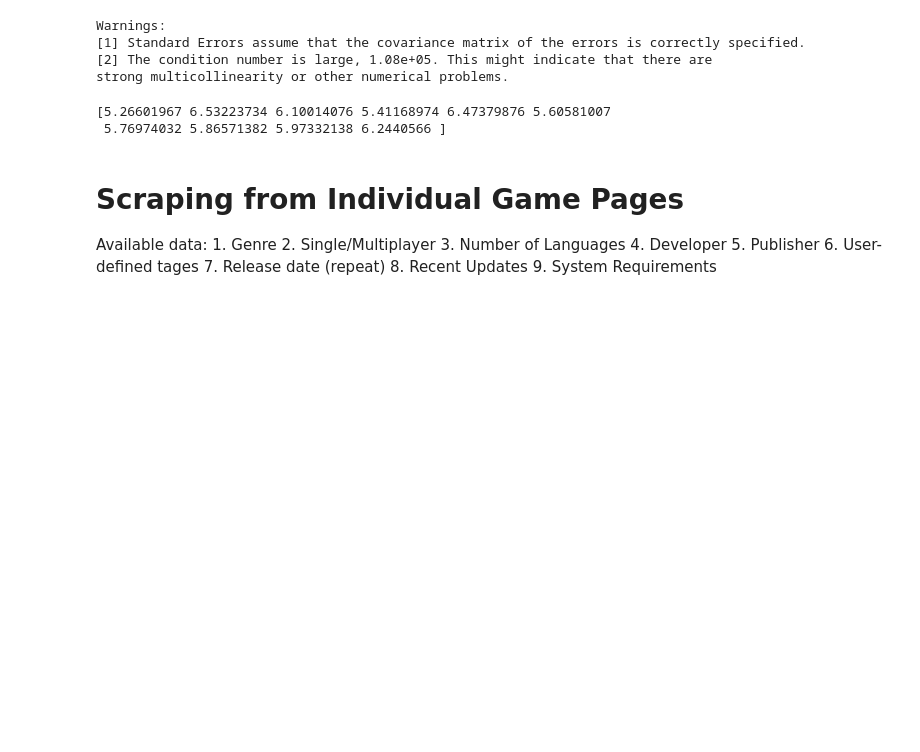
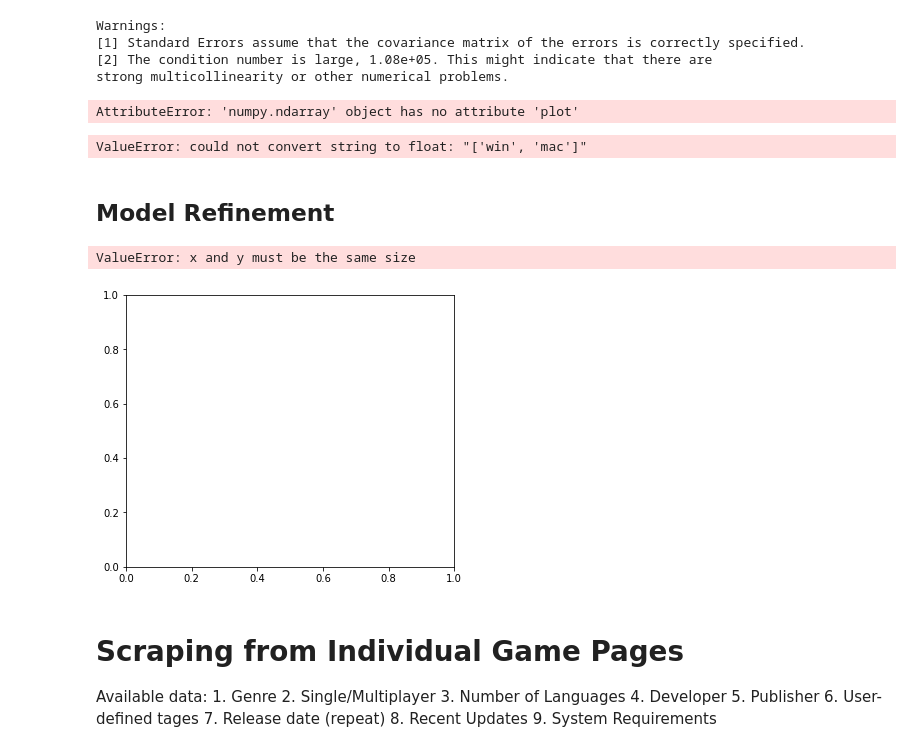
Before and after one commit to mayamadhavan/projects, a Jupyter notebook: all steam no sel.ipynb, the cells around one changed output. Saved outputs shown, nothing was run; the diff lists cells and outputs as text; code cells hidden in the pictures; blank space fills up the shorter version.

```diff
--- a/all steam no sel.ipynb
+++ b/all steam no sel.ipynb
@@ -391,13 +402,13 @@ no_dup_df.corr()
 # %%
-y=no_dup_df['log_reviews']
-X=no_dup_df.drop(['log_reviews','reviews'],1)
-X_train, X_test, y_train, y_test = train_test_split(X, y, test_size=0.3)
-traindf=X_train.join(y_train)
+y3=no_dup_df['log_reviews']
+X3=no_dup_df.drop(['log_reviews','reviews'],1)
+X3_train, X3_test, y3_train, y3_test = train_test_split(X3, y3, test_size=0.3)
+traindf3=X3_train.join(y3_train)
 # %%
-y_train, X_train = patsy.dmatrices('log_reviews ~ system + price + release_date + discount + windows + mac + linux', data=traindf)
-model = sm.OLS(y_train, X_train)
-fit = model.fit()
-fit.summary()
+y3_train, X3_train = patsy.dmatrices('log_reviews ~ system + price + release_date + discount + windows + mac + linux', data=traindf)
+model = sm.OLS(y3_train, X3_train)
+fit3 = model.fit()
+fit3.summary()
 # %% [output]
 OLS Regression Results
 | Dep. Variable: | log_reviews | R-squared: | 0.258 |
@@ -426,10 +437,31 @@ Warnings:
 [1] Standard Errors assume that the covariance matrix of the errors is correctly specified.
 [2] The condition number is large, 1.08e+05. This might indicate that there are
 strong multicollinearity or other numerical problems.
-# %%
-lr = LinearRegression()
-scores = cross_val_score(lr, X_train, y_train, cv=10, scoring='mean_squared_error')
-print(-scores)
-# %% [output]
-[5.26601967 6.53223734 6.10014076 5.41168974 6.47379876 5.60581007
- 5.76974032 5.86571382 5.97332138 6.2440566 ]
+# %%
+fit3.resid.plot(style='o', figsize=(12,8));
+# %% [output]
+AttributeError: 'numpy.ndarray' object has no attribute 'plot'
+# %%
+lr3 = LinearRegression()
+lr3.fit(X_train,y_train)
+lr3.coef_, lr3.intercept_
+train_set_pred = lr3.predict(X3_train)
+test_set_pred = lr3.predict(X3_test)
+# plt.scatter(test_set_pred1,y_test,alpha=.1)
+# plt.plot(np.linspace(0,600000,1000),np.linspace(0,600000,1000))
+# plt.scatter(y_test,y_test-test_set_pred1,alpha=.1)
+# plt.plot(np.linspace(0,600000,1000),np.linspace(0,0,1000))
+
+# plt.scatter(test_set_pred2,y_test,alpha=.1);
+# plt.plot(np.linspace(0,600000,1000),np.linspace(0,600000,1000));
+
+# plt.scatter(y_test, y_test-test_set_pred2,alpha=.1);
+# plt.plot(np.linspace(0,600000,1000),np.linspace(0,0,1000));
+
+
+# scores = cross_val_score(lr, X_train, y_train, cv=10, scoring='mean_squared_error')
+# print(-scores)
+# %% [output]
+ValueError: could not convert string to float: "['win', 'mac']"
+# %% [markdown]
+## Model Refinement
@@ -436,3 +602,8 @@ print(-scores)
+# %%
+diagnostic_plot(X_train, y_train)
+# %% [output]
+ValueError: x and y must be the same size
+[figure, added]
 # %% [markdown]
 # Scraping from Individual Game Pages
 Available data:
```
Also changed, not shown: parts of 12 cells of this notebook.
